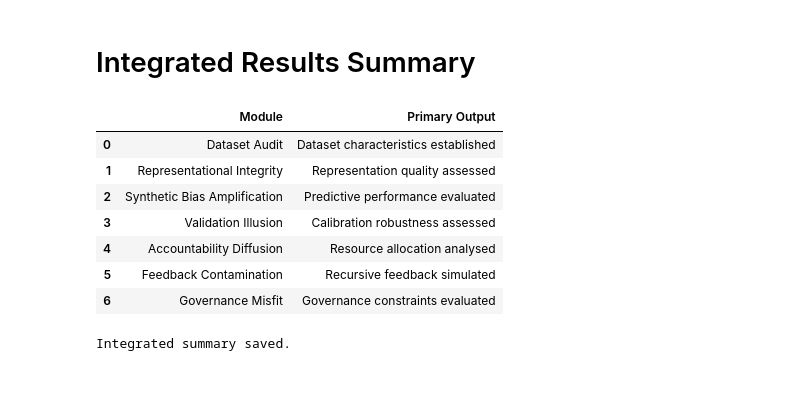
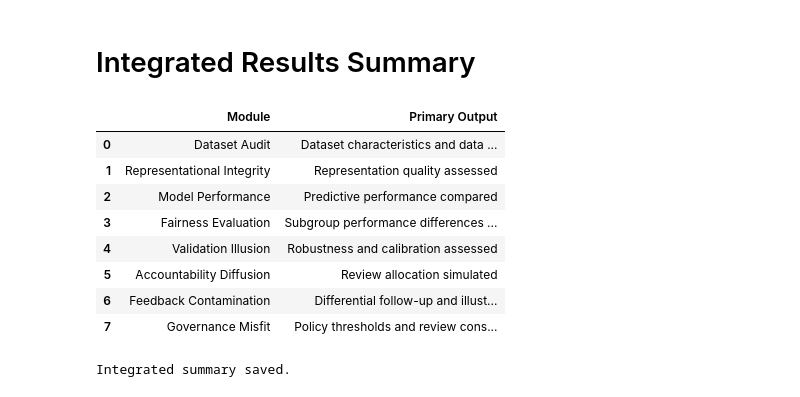
Before and after one commit to AkaogorEmmanuelUkamaka/simulated_subjecthood, a Jupyter notebook: notebooks/09_results_summary.ipynb, the cells around one changed output. Drawn from its saved outputs; the diff is of its cells as text; code cells hidden in the pictures.

```diff
--- a/notebooks/09_results_summary.ipynb
+++ b/notebooks/09_results_summary.ipynb
@@ -143,38 +143,41 @@ Table 5b — Calibration
 # %% [markdown]
 # Integrated Results Summary
 # %%
-#Create Final Summary Table
+
 final_summary = pd.DataFrame({
     "Module": [
         "Dataset Audit",
         "Representational Integrity",
-        "Synthetic Bias Amplification",
+        "Model Performance",
+        "Fairness Evaluation",
         "Validation Illusion",
         "Accountability Diffusion",
         "Feedback Contamination",
         "Governance Misfit",
     ],
     "Primary Output": [
-        "Dataset characteristics established",
+        "Dataset characteristics and data quality assessed",
         "Representation quality assessed",
-        "Predictive performance evaluated",
-        "Calibration robustness assessed",
-        "Resource allocation analysed",
-        "Recursive feedback simulated",
-        "Governance constraints evaluated",
+        "Predictive performance compared",
+        "Subgroup performance differences examined",
+        "Robustness and calibration assessed",
+        "Review allocation simulated",
+        "Differential follow-up and illustrative feedback decay simulated",
+        "Policy thresholds and review constraints simulated",
     ],
 })
 
-final_summary
+display(final_summary)
 # %% [output]
 |  | Module | Primary Output |
-| 0 | Dataset Audit | Dataset characteristics established |
+| 0 | Dataset Audit | Dataset characteristics and data ... |
 | 1 | Representational Integrity | Representation quality assessed |
-| 2 | Synthetic Bias Amplification | Predictive performance evaluated |
-| 3 | Validation Illusion | Calibration robustness assessed |
-| 4 | Accountability Diffusion | Resource allocation analysed |
-| 5 | Feedback Contamination | Recursive feedback simulated |
-| 6 | Governance Misfit | Governance constraints evaluated |
+| 2 | Model Performance | Predictive performance compared |
+| 3 | Fairness Evaluation | Subgroup performance differences ... |
+| 4 | Validation Illusion | Robustness and calibration assessed |
+| 5 | Accountability Diffusion | Review allocation simulated |
+| 6 | Feedback Contamination | Differential follow-up and illust... |
+| 7 | Governance Misfit | Policy thresholds and review cons... |
 # %%
 #Save Final Summary
 save_dataframe(
```
Also changed, not shown: parts of 2 cells of this notebook, 11 other files.
